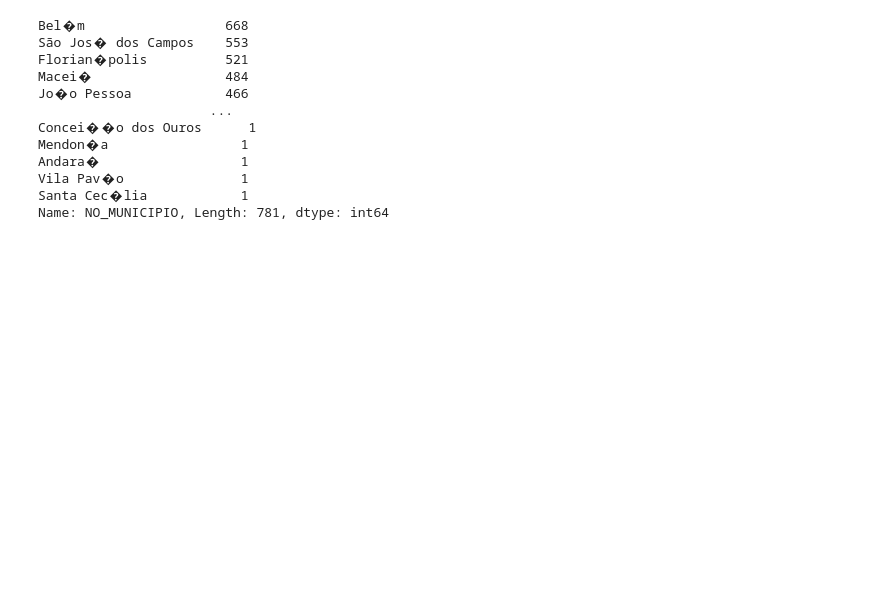
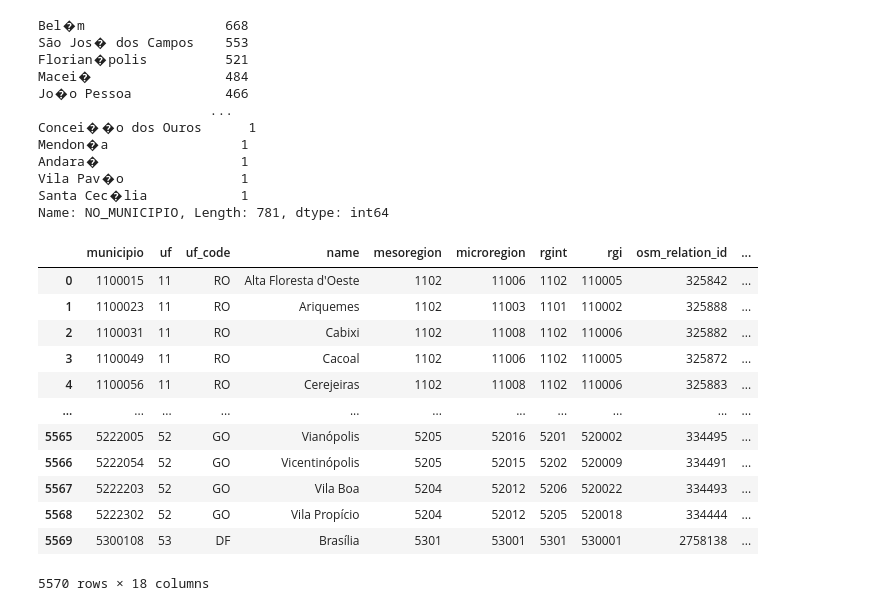
Before and after one commit to lujasmin/alunas, a Jupyter notebook: notebook.ipynb, the cells around one changed output. Cells and saved outputs as stored; diff of their text form; code cells hidden in the pictures; blank space fills up the shorter version.

```diff
--- a/notebook.ipynb
+++ b/notebook.ipynb
@@ -88,3 +89,21 @@ Andara�                  1
 Vila Pav�o               1
 Santa Cec�lia            1
 Name: NO_MUNICIPIO, Length: 781, dtype: int64
+# %%
+url_mun = 'https://raw.githubusercontent.com/mapaslivres/municipios-br/main/tabelas/municipios.csv'
+df_mun = pd.read_csv(url_mun)
+df_mun
+# %% [output]
+|  | municipio | uf | uf_code | name | mesoregion | microregion | rgint | rgi | osm_relation_id | ... |
+| 0 | 1100015 | 11 | RO | Alta Floresta d'Oeste | 1102 | 11006 | 1102 | 110005 | 325842 | ... |
+| 1 | 1100023 | 11 | RO | Ariquemes | 1102 | 11003 | 1101 | 110002 | 325888 | ... |
+| 2 | 1100031 | 11 | RO | Cabixi | 1102 | 11008 | 1102 | 110006 | 325882 | ... |
+| 3 | 1100049 | 11 | RO | Cacoal | 1102 | 11006 | 1102 | 110005 | 325872 | ... |
+| 4 | 1100056 | 11 | RO | Cerejeiras | 1102 | 11008 | 1102 | 110006 | 325883 | ... |
+| ... | ... | ... | ... | ... | ... | ... | ... | ... | ... | ... |
+| 5565 | 5222005 | 52 | GO | Vianópolis | 5205 | 52016 | 5201 | 520002 | 334495 | ... |
+| 5566 | 5222054 | 52 | GO | Vicentinópolis | 5205 | 52015 | 5202 | 520009 | 334491 | ... |
+| 5567 | 5222203 | 52 | GO | Vila Boa | 5204 | 52012 | 5206 | 520022 | 334493 | ... |
+| 5568 | 5222302 | 52 | GO | Vila Propício | 5204 | 52012 | 5205 | 520018 | 334444 | ... |
+| 5569 | 5300108 | 53 | DF | Brasília | 5301 | 53001 | 5301 | 530001 | 2758138 | ... |
+5570 rows × 18 columns
```
Also changed, not shown: parts of 7 cells of this notebook, 1 other file.
